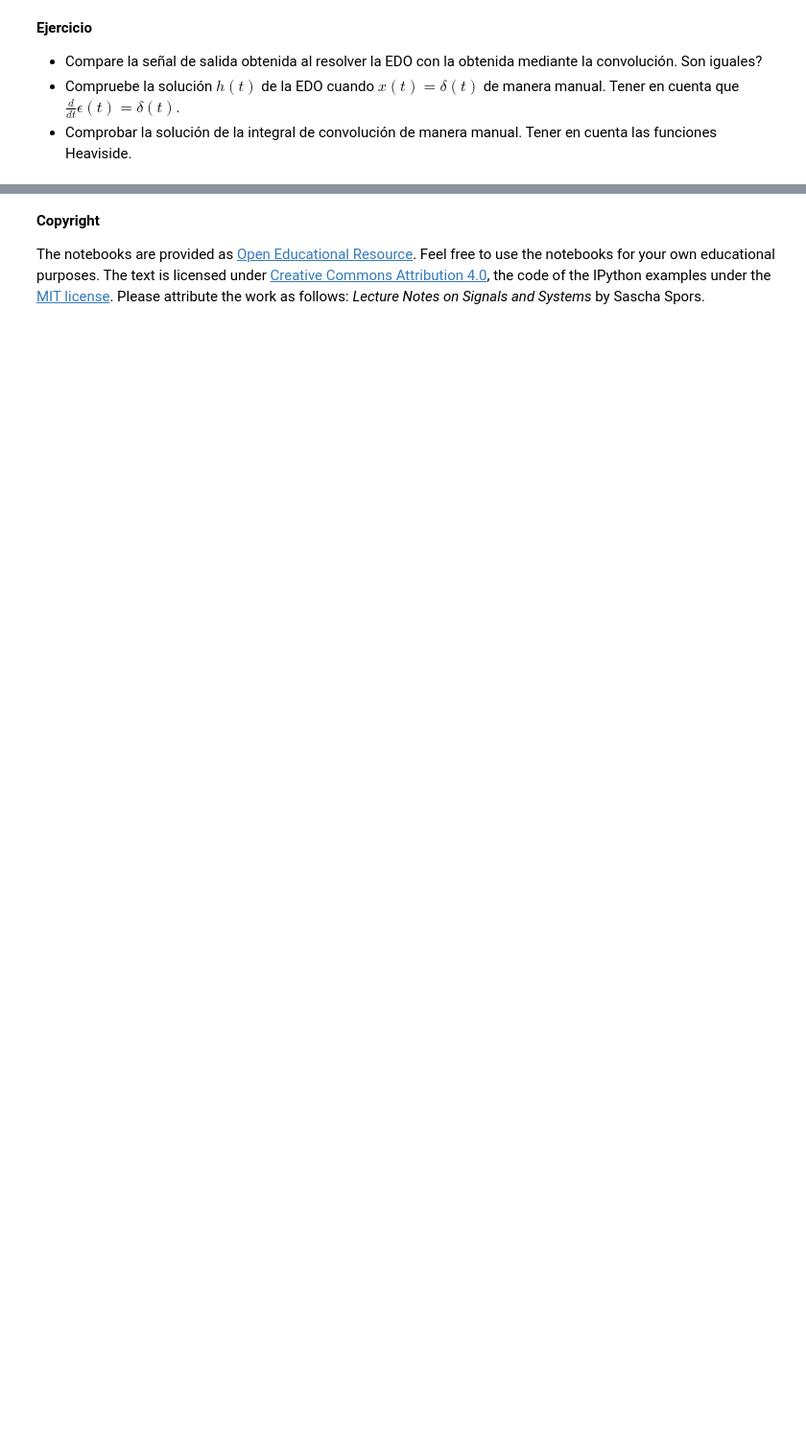
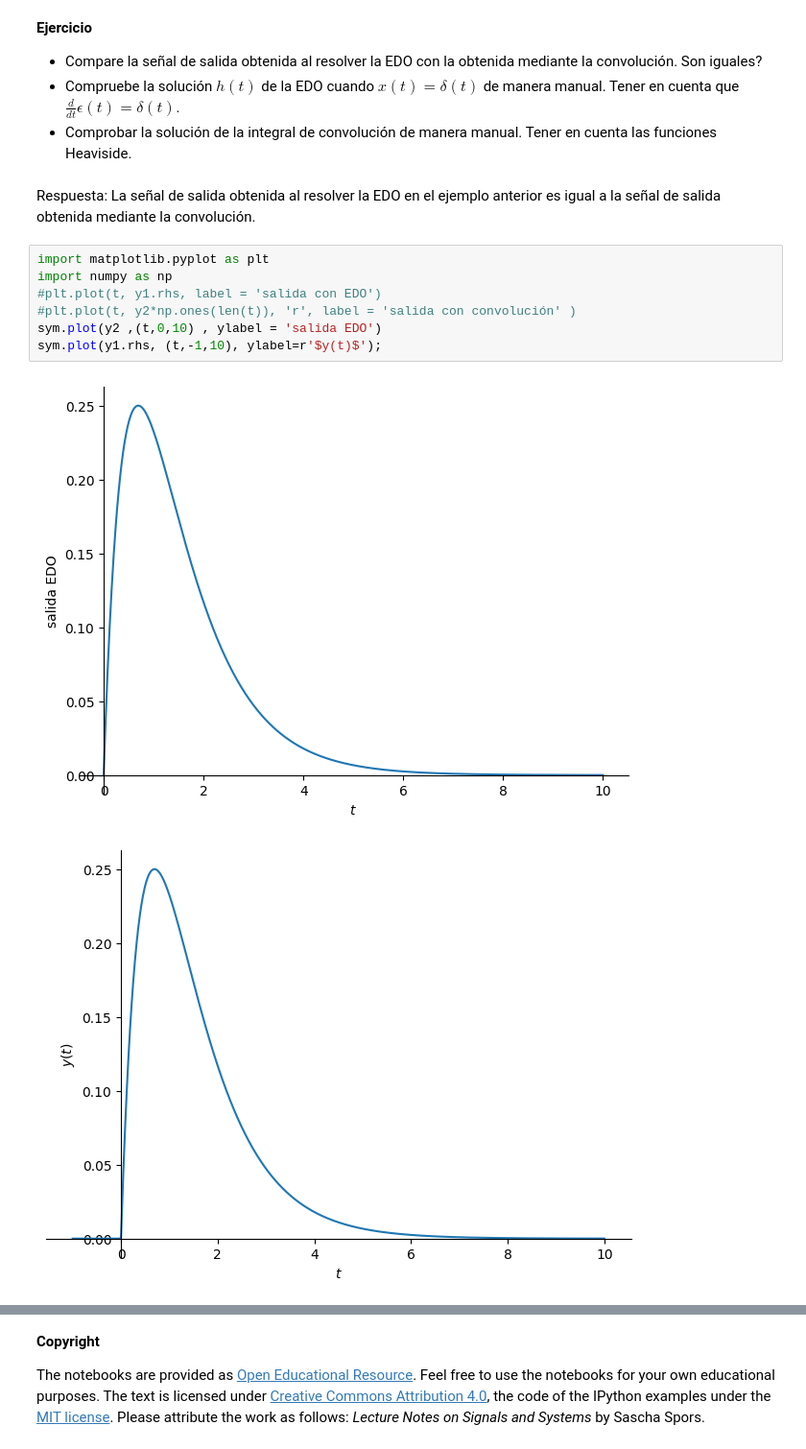
Before and after one commit to juramirezmon/Senales_y_sistemas, a Jupyter notebook: 2_SLIT/2_Respuesta_Impulso.ipynb, the cells around one changed output, grey strips where cells are left out. Shown at 96% size. Cells and saved outputs as stored; diff of their text form; blank space fills up the shorter version.

```diff
--- a/2_SLIT/2_Respuesta_Impulso.ipynb
+++ b/2_SLIT/2_Respuesta_Impulso.ipynb
@@ -135,3 +135,15 @@ sym.plot(y2, (t,0,10), ylabel=r'$y(t)$');
 * Compare la señal de salida obtenida al resolver la EDO con la obtenida mediante la convolución. Son iguales?
 * Compruebe la solución $h(t)$ de la EDO cuando $x(t)=\delta(t)$ de manera manual. Tener en cuenta que $\frac{d}{dt} \epsilon(t) = \delta(t)$.
 * Comprobar la solución de la integral de convolución de manera manual. Tener en cuenta las funciones Heaviside.
+# %% [markdown]
+Respuesta: La señal de salida obtenida al resolver la EDO en el ejemplo anterior es igual a la señal de salida obtenida mediante la convolución.
+# %%
+import matplotlib.pyplot as plt
+import numpy as np
+#plt.plot(t, y1.rhs, label = 'salida con EDO')
+#plt.plot(t, y2*np.ones(len(t)), 'r', label = 'salida con convolución' )
+sym.plot(y2 ,(t,0,10) , ylabel = 'salida EDO')
+sym.plot(y1.rhs, (t,-1,10), ylabel=r'$y(t)$');
+# %% [output]
+[figure, added]
+[figure, added]
```
Also changed, not shown: parts of 8 cells of this notebook.
